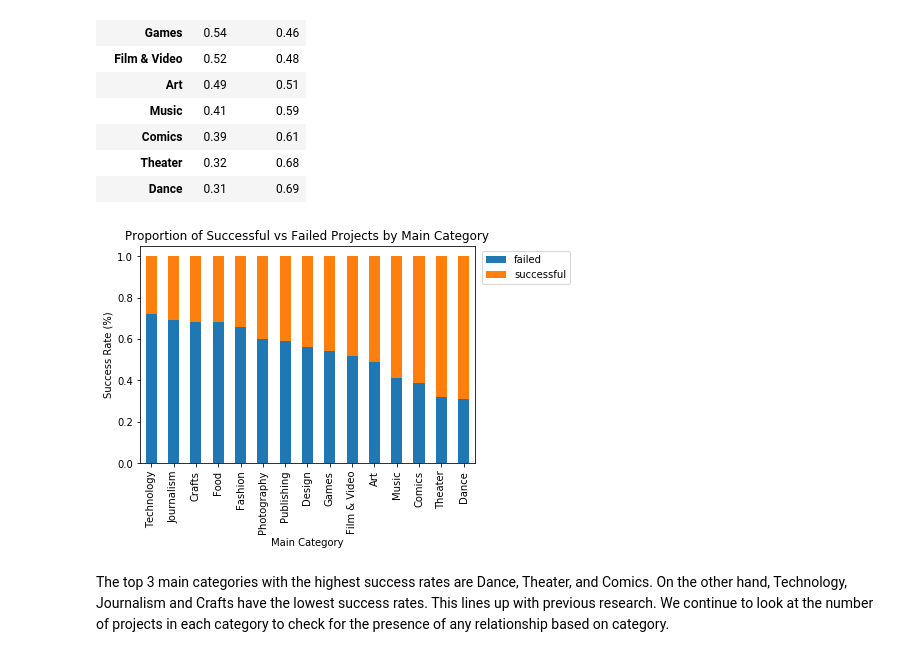
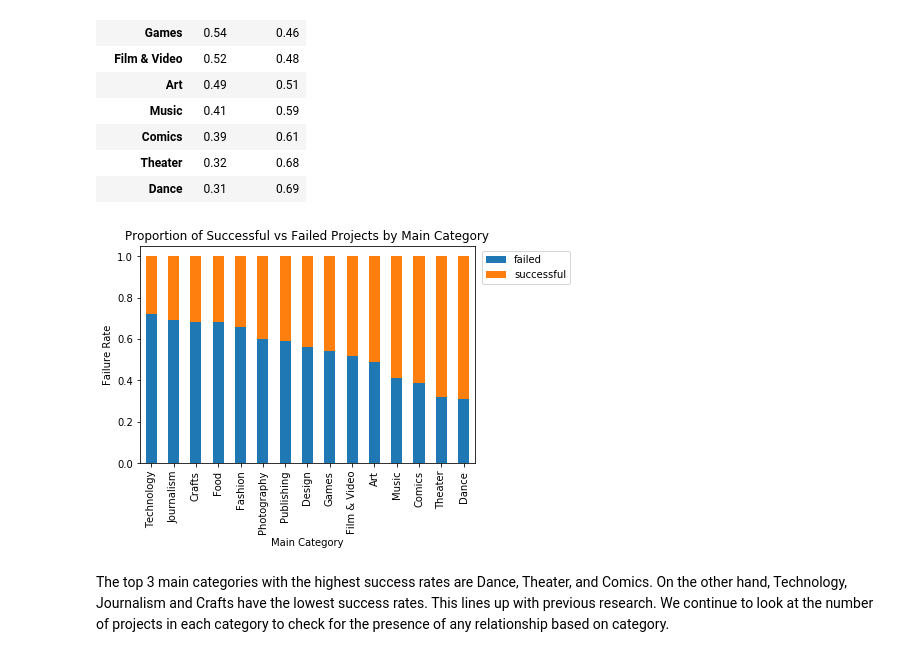
Before and after one commit to qjyap/STAT131-HALLO, a Jupyter notebook: Stats 131 Final Report.ipynb, the cells around one changed output. Cells and saved outputs as stored; diff of their text form; code cells hidden in the pictures.

```diff
--- a/Stats 131 Final Report.ipynb
+++ b/Stats 131 Final Report.ipynb
@@ -377,12 +377,12 @@ prop
 # %%
 prop.plot(kind='bar',stacked=True)
 plt.title('Proportion of Successful vs Failed Projects by Main Category')
-plt.ylabel('Failure Rate (%)')
+plt.ylabel('Failure Rate')
 plt.xlabel('Main Category')
 plt.legend(loc='upper right',bbox_to_anchor=(1.3,1))
 plt.show()
 # %% [output]
-[figure, old version]
+[figure, new version]
 # %% [markdown]
 The top 3 main categories with the highest success rates are Dance, Theater, and Comics. On the other hand, Technology, Journalism and Crafts have the lowest success rates. This lines up with previous research. We continue to look at the number of projects in each category to check for the presence of any relationship based on category.
 # %% [markdown]
```
Also changed, not shown: parts of 9 cells of this notebook.
